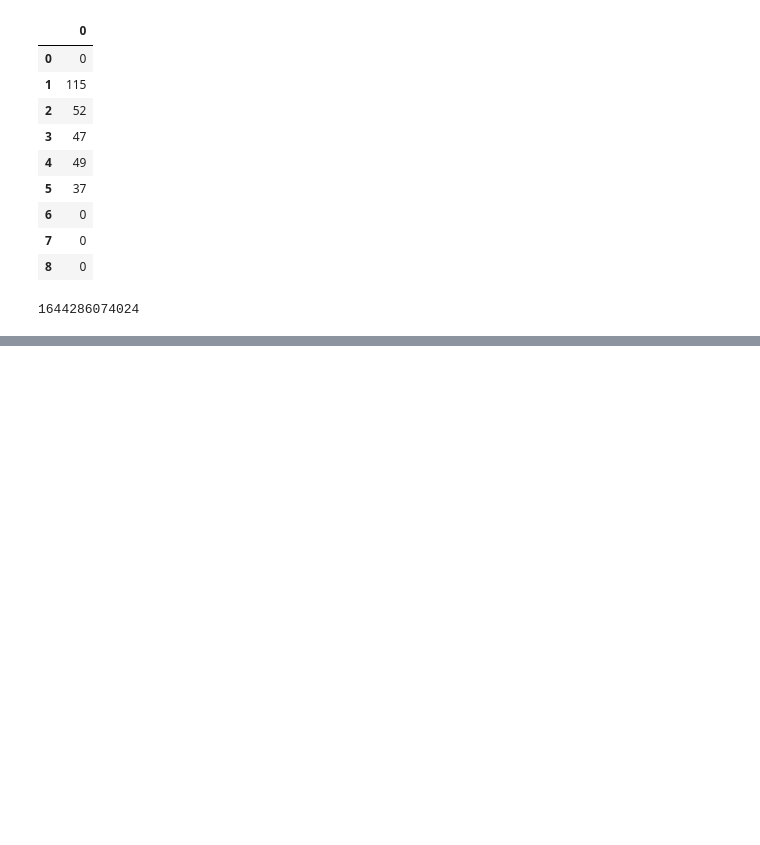
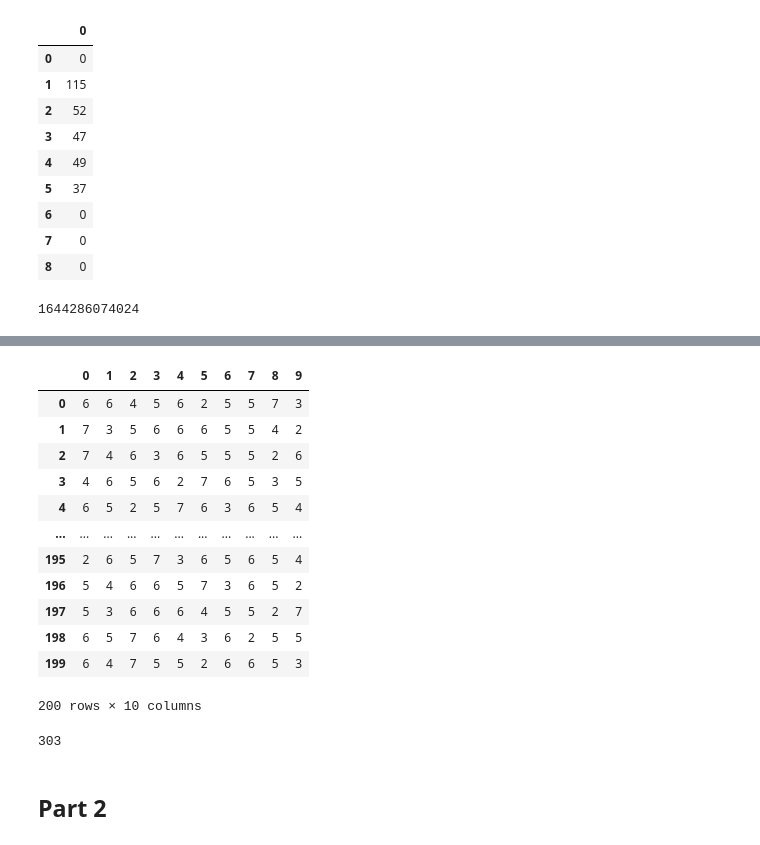
Before and after one commit to karolzak/adventofcode, a Jupyter notebook: 2021/melmatlis/advant.ipynb, the cells around one changed output, grey strips where cells are left out. Saved outputs shown, nothing was run; the diff lists cells and outputs as text; code cells hidden in the pictures; blank space fills up the shorter version.

```diff
--- a/2021/melmatlis/advant.ipynb
+++ b/2021/melmatlis/advant.ipynb
@@ -423,0 +485,19 @@ int(fish.sum())
+# %%
+4 - has length 4
+1 - has length 2
+7 - has length 3
+8 - has length 7
+# %% [output]
+|  | 0 | 1 | 2 | 3 | 4 | 5 | 6 | 7 | 8 | 9 |
+| 0 | 6 | 6 | 4 | 5 | 6 | 2 | 5 | 5 | 7 | 3 |
+| 1 | 7 | 3 | 5 | 6 | 6 | 6 | 5 | 5 | 4 | 2 |
+| 2 | 7 | 4 | 6 | 3 | 6 | 5 | 5 | 5 | 2 | 6 |
+| 3 | 4 | 6 | 5 | 6 | 2 | 7 | 6 | 5 | 3 | 5 |
+| 4 | 6 | 5 | 2 | 5 | 7 | 6 | 3 | 6 | 5 | 4 |
+| ... | ... | ... | ... | ... | ... | ... | ... | ... | ... | ... |
+| 195 | 2 | 6 | 5 | 7 | 3 | 6 | 5 | 6 | 5 | 4 |
+| 196 | 5 | 4 | 6 | 6 | 5 | 7 | 3 | 6 | 5 | 2 |
+| 197 | 5 | 3 | 6 | 6 | 6 | 4 | 5 | 5 | 2 | 7 |
+| 198 | 6 | 5 | 7 | 6 | 4 | 3 | 6 | 2 | 5 | 5 |
+| 199 | 6 | 4 | 7 | 5 | 5 | 2 | 6 | 6 | 5 | 3 |
+200 rows × 10 columns
@@ -423,0 +509,6 @@ int(fish.sum())
+# %%
+(output_lengths==4).sum().sum() + (output_lengths==2).sum().sum() +  (output_lengths==3).sum().sum() +  (output_lengths==7).sum().sum()
+# %% [output]
+303
+# %% [markdown]
+## Part 2
```
Also changed, not shown: parts of 22 cells of this notebook, 1 other file.
